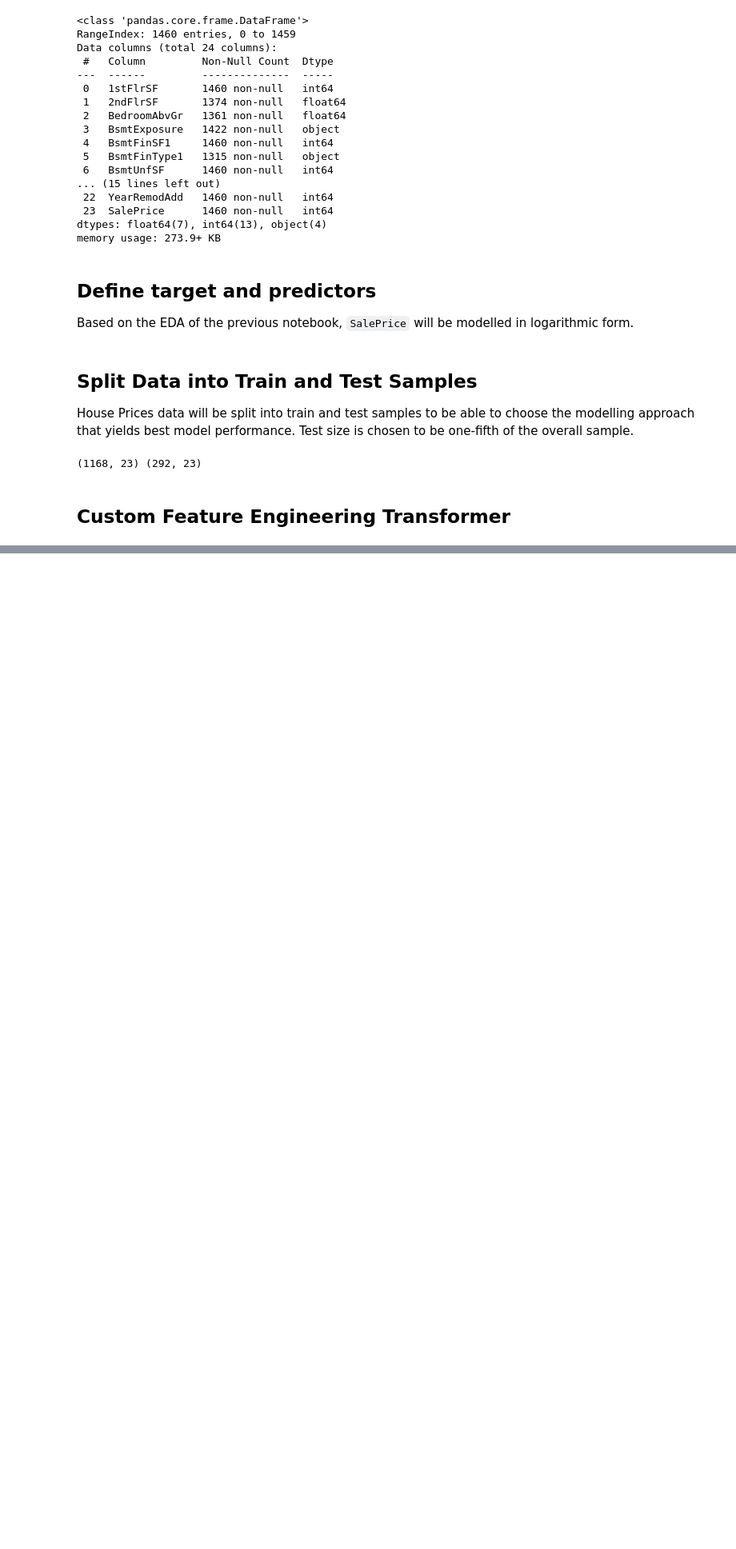
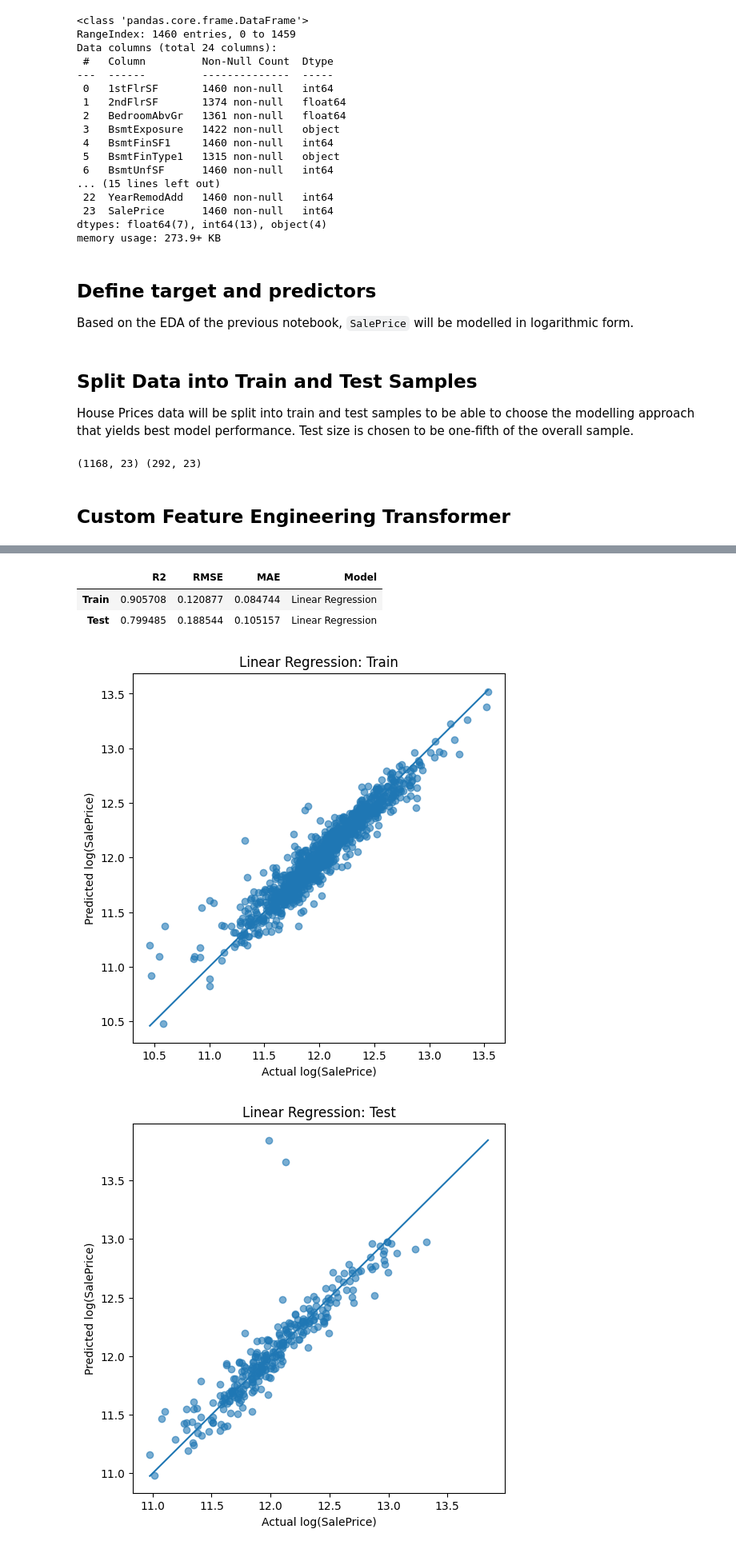
Before and after one commit to hisarciklilar/heritage-housing-issues, a Jupyter notebook: jupyter_notebooks/05_Modeling_and_ML_Pipeline.ipynb, the cells around one changed output, grey strips where cells are left out. Shown at 80% size. Saved outputs shown, nothing was run; the diff lists cells and outputs as text; code cells hidden in the pictures; blank space fills up the shorter version.

Commit message:
Add Baseline Linear Regression and Evaluation

```diff
--- a/jupyter_notebooks/05_Modeling_and_ML_Pipeline.ipynb
+++ b/jupyter_notebooks/05_Modeling_and_ML_Pipeline.ipynb
@@ -280,0 +369,29 @@ class FeatureEngineerHPData(BaseEstimator, TransformerMixin):
+# %%
+def regression_metrics(y_true, y_pred):
+    return {
+        "R2": r2_score(y_true, y_pred),
+        "RMSE": np.sqrt(mean_squared_error(y_true, y_pred)),
+        "MAE": mean_absolute_error(y_true, y_pred)
+    }
+# %%
+def evaluate_model(model, X_train, X_test, y_train, y_test, model_name="Model"):
+    pred_train = model.predict(X_train)
+    pred_test = model.predict(X_test)
+
+    train_metrics = regression_metrics(y_train, pred_train)
+    test_metrics = regression_metrics(y_test, pred_test)
+
+    results = pd.DataFrame([train_metrics, test_metrics], index=["Train", "Test"])
+    results["Model"] = model_name
+    return results, pred_train, pred_test
+# %%
+def plot_actual_vs_predicted(y_true, y_pred, title):
+    plt.figure(figsize=(6, 6))
+    plt.scatter(y_true, y_pred, alpha=0.6)
+    lower = min(y_true.min(), y_pred.min())
+    upper = max(y_true.max(), y_pred.max())
+    plt.plot([lower, upper], [lower, upper])
+    plt.xlabel("Actual log(SalePrice)")
+    plt.ylabel("Predicted log(SalePrice)")
+    plt.title(title)
+    plt.show()
@@ -280,0 +400,18 @@ class FeatureEngineerHPData(BaseEstimator, TransformerMixin):
+# %%
+linear_pipeline.fit(X_train, y_train)
+
+linear_results, linear_pred_train, linear_pred_test = evaluate_model(
+    linear_pipeline, X_train, X_test, y_train, y_test, model_name="Linear Regression"
+)
+
+linear_results
+# %% [output]
+|  | R2 | RMSE | MAE | Model |
+| Train | 0.905708 | 0.120877 | 0.084744 | Linear Regression |
+| Test | 0.799485 | 0.188544 | 0.105157 | Linear Regression |
+# %%
+plot_actual_vs_predicted(y_train, linear_pred_train, "Linear Regression: Train")
+plot_actual_vs_predicted(y_test, linear_pred_test, "Linear Regression: Test")
+# %% [output]
+[figure, added]
+[figure, added]
```
Also changed, not shown: parts of 9 cells of this notebook, 1 other file.
